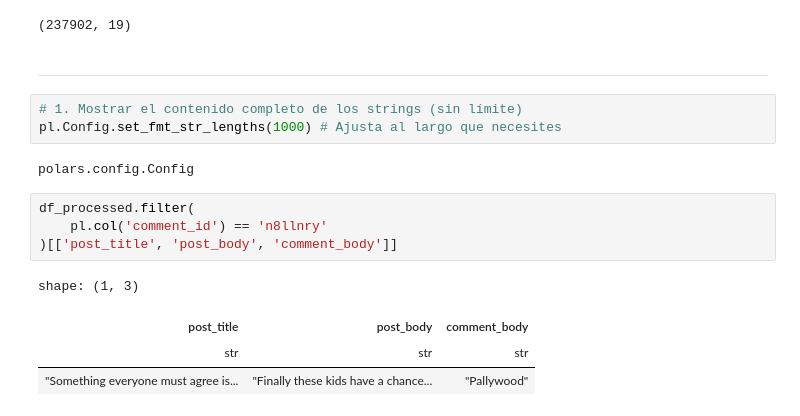
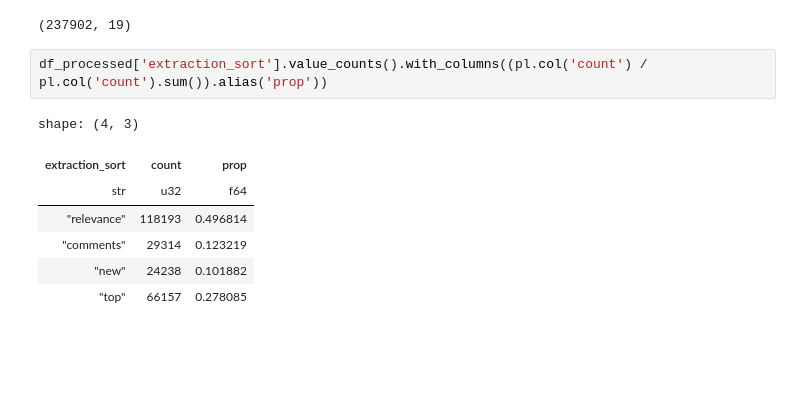
Before and after one commit to FabioScielzoOrtiz/gaza-reddit-polarization, a Jupyter notebook: src/notebooks/02_output_test.ipynb, the cells around one changed output. Cells and saved outputs as stored; diff of their text form; blank space fills up the shorter version.

```diff
--- a/src/notebooks/02_output_test.ipynb
+++ b/src/notebooks/02_output_test.ipynb
@@ -23,19 +23,13 @@ shape: (5, 19)
 df_processed.shape
 # %% [output]
 (237902, 19)
-# %% [markdown]
----
-# %%
-# 1. Mostrar el contenido completo de los strings (sin límite)
-pl.Config.set_fmt_str_lengths(1000) # Ajusta al largo que necesites
-# %% [output]
-polars.config.Config
-# %%
-df_processed.filter(
-    pl.col('comment_id') == 'n8llnry'
-)[['post_title', 'post_body', 'comment_body']]
-# %% [output]
-shape: (1, 3)
-| post_title | post_body | comment_body |
-| str | str | str |
-| "Something everyone must agree is... | "Finally these kids have a chance... | "Pallywood" |
+# %%
+df_processed['extraction_sort'].value_counts().with_columns((pl.col('count') / pl.col('count').sum()).alias('prop'))
+# %% [output]
+shape: (4, 3)
+| extraction_sort | count | prop |
+| str | u32 | f64 |
+| "relevance" | 118193 | 0.496814 |
+| "comments" | 29314 | 0.123219 |
+| "new" | 24238 | 0.101882 |
+| "top" | 66157 | 0.278085 |
```
Also changed, not shown: parts of 1 cell of this notebook, 11 other files.
